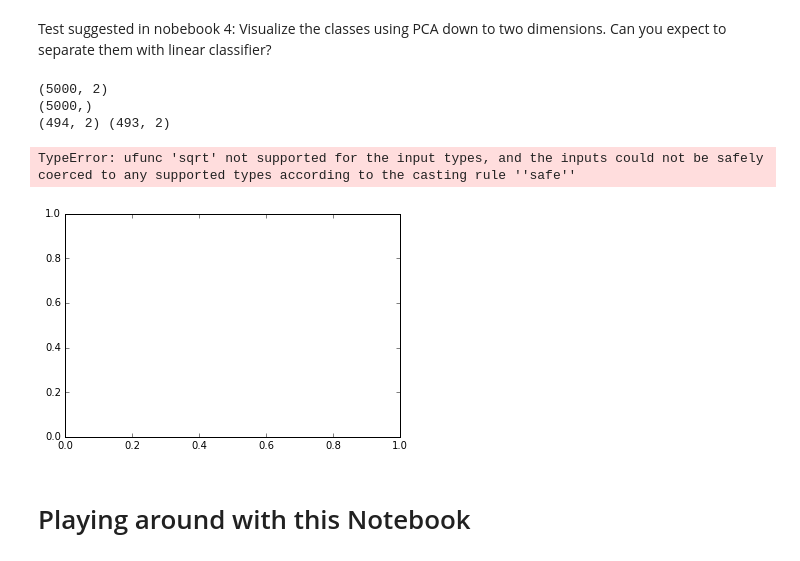
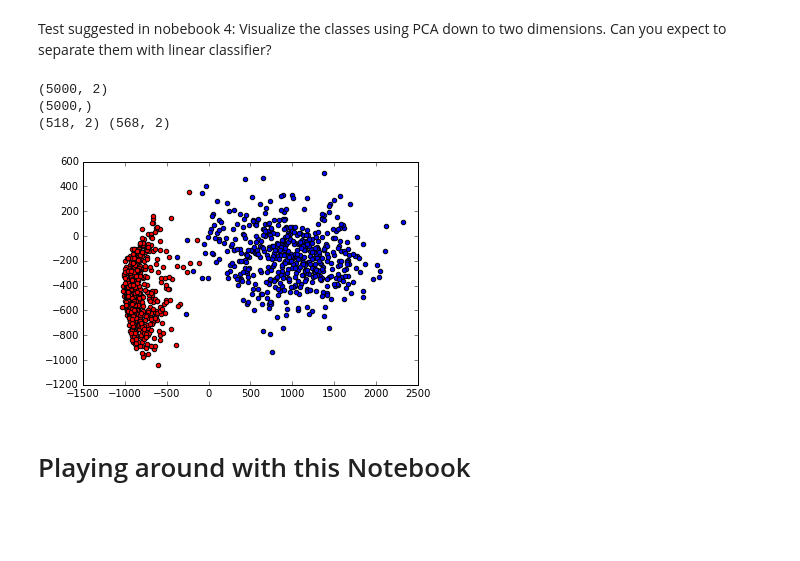
Before and after one commit to KirosG/python-notebooks, a Jupyter notebook: 1 - PCA.ipynb, the cells around one changed output. Drawn from its saved outputs; the diff is of its cells as text; code cells hidden in the pictures; blank space fills up the shorter version.

```diff
--- a/1 - PCA.ipynb
+++ b/1 - PCA.ipynb
@@ -316,23 +316,23 @@ X_digits, y_digits = mnist.data[-5000:], mnist.target[-5000:]
 # %%
 pca2 = PCA(2)
 X3_few_digits = pca2.fit_transform(X_digits)
-zer = X3_few_digits[y_digits==7]  # select all the rows of X where y is zero (i.e. the zeros)
-on = X3_few_digits[y_digits==9]   # select all the rows of X where y is one (i.e. the ones)
+zer = X3_few_digits[y_digits==0]  # select all the rows of X where y is zero (i.e. the zeros)
+on = X3_few_digits[y_digits==1]   # select all the rows of X where y is one (i.e. the ones)
+# Try also the other classes
 print(X3_few_digits.shape)
 print(y_digits.shape)
 print(zer.shape, on.shape)
 # %% [output]
 (5000, 2)
 (5000,)
-(494, 2) (493, 2)
+(518, 2) (568, 2)
 # %%
 #plt.scatter(X3_few_digits[:-4000, 0], X3_few_digits[:-4000, 1])
-plt.scatter(zer[:,0],zer[:,1],c)
-plt.scatter(on[:,0],on[:,1],'r')
+plt.scatter(zer[:,0],zer[:,1],c='blue')
+plt.scatter(on[:,0],on[:,1],c='red')
 plt.show()
 # %% [output]
-TypeError: ufunc 'sqrt' not supported for the input types, and the inputs could not be safely coerced to any supported types according to the casting rule ''safe''
-[figure, old version]
+[figure, new version]
 # %% [markdown]
 # Playing around with this Notebook
 # %% [markdown]
```
